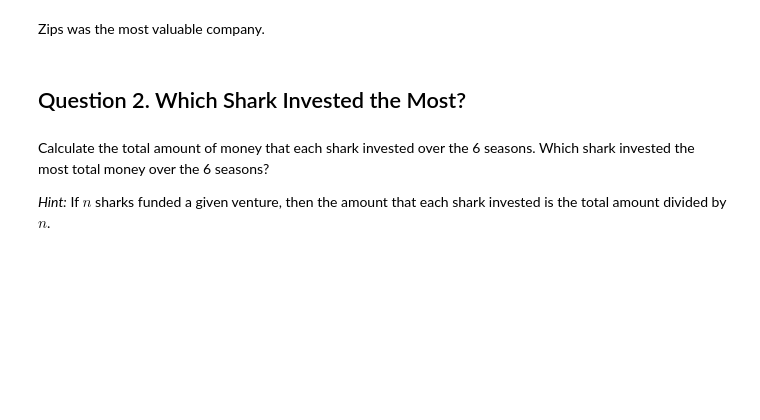
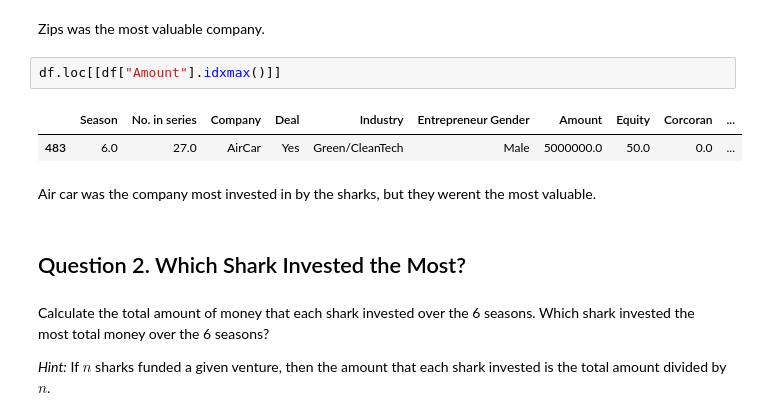
Before and after one commit to iliyanalibhai/CS105-Data-Analysis-Methods, a Jupyter notebook: Labs/Lab2/2A_Shark_Tank.ipynb, the cells around one changed output. Drawn from its saved outputs; the diff is of its cells as text; blank space fills up the shorter version.

```diff
--- a/Labs/Lab2/2A_Shark_Tank.ipynb
+++ b/Labs/Lab2/2A_Shark_Tank.ipynb
@@ -116,6 +116,13 @@ curr_shark.loc[[valuable.idxmax()]]
 | 206 | 6.0 | 11.0 | Zipz | Yes | Food and Beverage | Male | 2500000.0 | 10.0 | 0.0 | ... |
 # %% [markdown]
 Zips was the most valuable company.
+# %%
+df.loc[[df["Amount"].idxmax()]]
+# %% [output]
+|  | Season | No. in series | Company | Deal | Industry | Entrepreneur Gender | Amount | Equity | Corcoran | ... |
+| 483 | 6.0 | 27.0 | AirCar | Yes | Green/CleanTech | Male | 5000000.0 | 50.0 | 0.0 | ... |
+# %% [markdown]
+Air car was the company most invested in by the sharks, but they werent the most valuable.
 # %% [markdown]
 ## Question 2. Which Shark Invested the Most?
 # %% [markdown]
```
Also changed, not shown: 4 other files.
